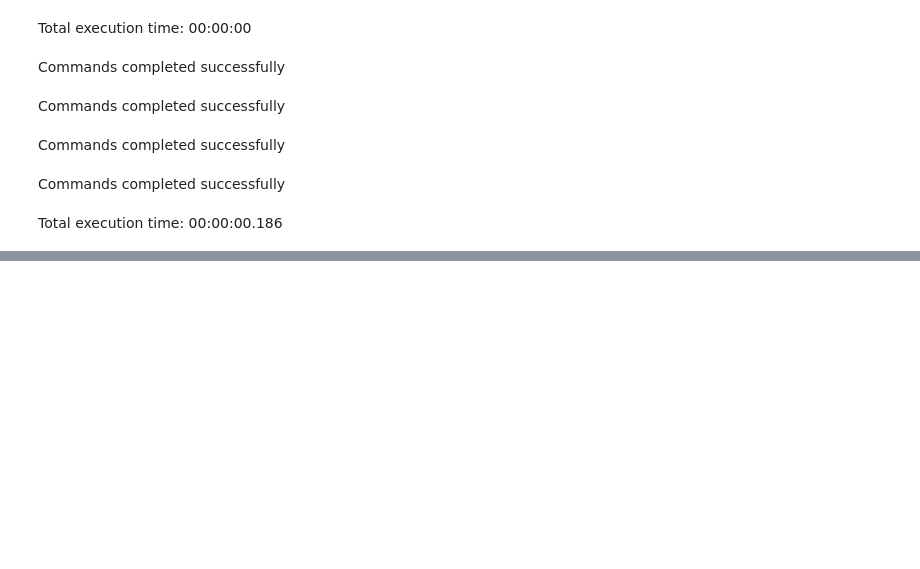
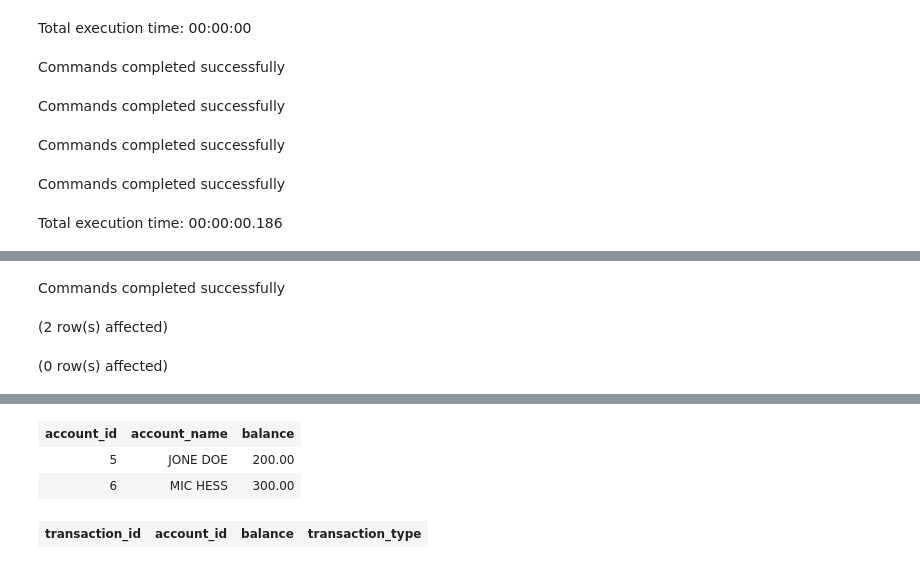
Before and after one commit to IrfanSabbir/mysql_advance, a Jupyter notebook: advance-mysql-2.ipynb, the cells around one changed output, grey strips where cells are left out. Cells and saved outputs as stored; diff of their text form; code cells hidden in the pictures; blank space fills up the shorter version.

```diff
--- a/advance-mysql-2.ipynb
+++ b/advance-mysql-2.ipynb
@@ -209,0 +303,9 @@ Total execution time: 00:00:02.025
+# %%
+-- CHECK ACCOUNT AND TRANSECTION
+use ecom;
+SELECT * FROM accounts WHERE account_id IN (5, 6);
+SELECT * FROM transactions WHERE account_id IN (5, 6);
+# %% [output]
+Commands completed successfully
+(2 row(s) affected)
+(0 row(s) affected)
@@ -209,0 +313,4 @@ Total execution time: 00:00:02.025
+| account_id | account_name | balance |
+| 5 | JONE DOE | 200.00 |
+| 6 | MIC HESS | 300.00 |
+| transaction_id | account_id | balance | transaction_type |
```
Also changed, not shown: parts of 9 cells of this notebook.
